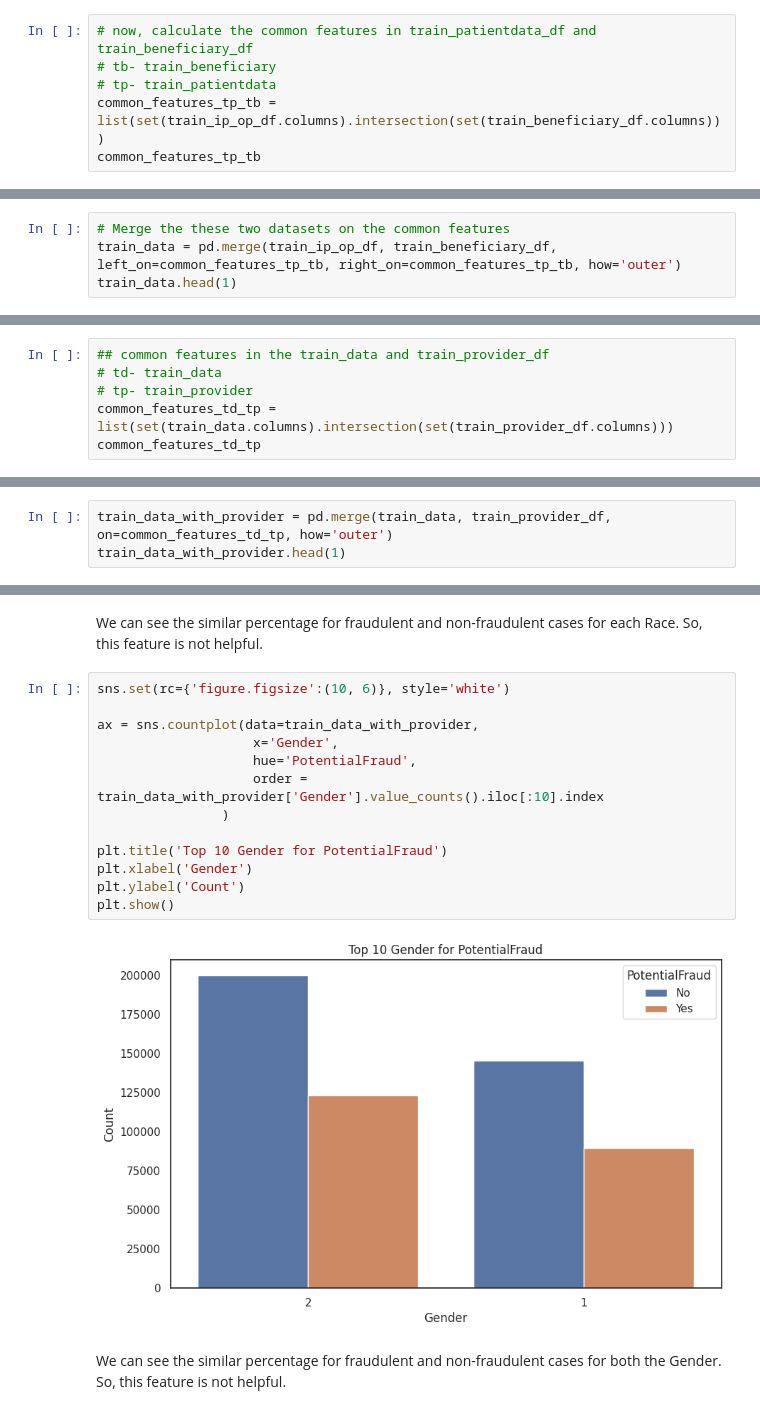
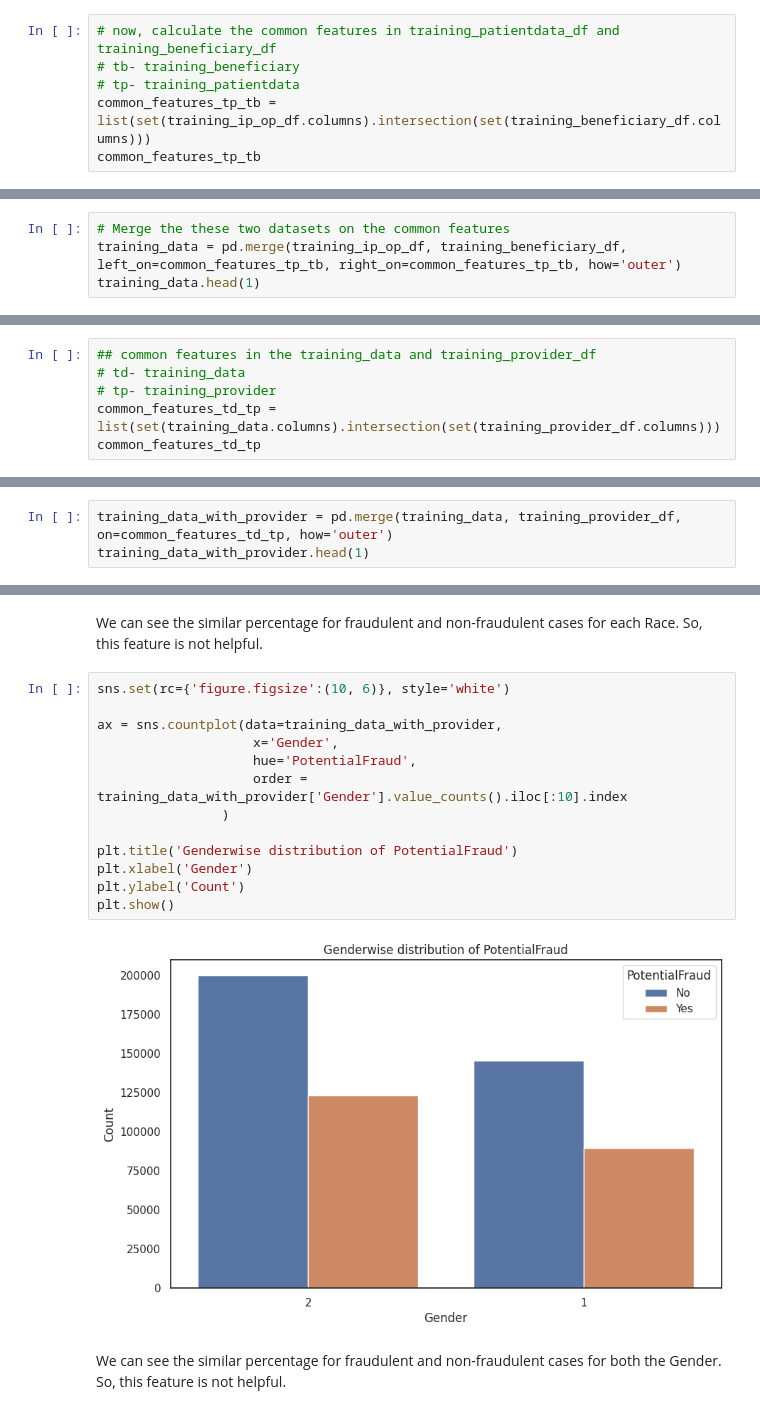
Before and after one commit to neeraj1909/healthcare_fraud_classification, a Jupyter notebook: eda_analysis.ipynb, the cells around one changed output, grey strips where cells are left out. Saved outputs shown, nothing was run; the diff lists cells and outputs as text.

```diff
--- a/eda_analysis.ipynb
+++ b/eda_analysis.ipynb
@@ -473,16 +469,16 @@ train_ip_op_df.head(1)
 1 rows × 31 columns
 # %%
-# now, calculate the common features in train_patientdata_df and train_beneficiary_df
-# tb- train_beneficiary
-# tp- train_patientdata
-common_features_tp_tb = list(set(train_ip_op_df.columns).intersection(set(train_beneficiary_df.columns)))
+# now, calculate the common features in training_patientdata_df and training_beneficiary_df
+# tb- training_beneficiary
+# tp- training_patientdata
+common_features_tp_tb = list(set(training_ip_op_df.columns).intersection(set(training_beneficiary_df.columns)))
 common_features_tp_tb
 # %% [output]
 ['BeneID']
 # %%
 # Merge the these two datasets on the common features
-train_data = pd.merge(train_ip_op_df, train_beneficiary_df, left_on=common_features_tp_tb, right_on=common_features_tp_tb, how='outer')
-train_data.head(1)
+training_data = pd.merge(training_ip_op_df, training_beneficiary_df, left_on=common_features_tp_tb, right_on=common_features_tp_tb, how='outer')
+training_data.head(1)
 # %% [output]
 |  | BeneID | ClaimID | ClaimStartDt | ClaimEndDt | Provider | InscClaimAmtReimbursed | AttendingPhysician | ... |
 | 0 | BENE100000 | CLM351838 | 2009-05-10 | 2009-05-10 | PRV57172 | 70 | PHY370909 | ... |
@@ -495,16 +491,16 @@ Shape of train_data: (558211, 57)
 # %% [markdown]
 #### Merge the **PotentialFraud** details with the above merged data
 # %%
-## common features in the train_data and train_provider_df
-# td- train_data
-# tp- train_provider
-common_features_td_tp = list(set(train_data.columns).intersection(set(train_provider_df.columns)))
+## common features in the training_data and training_provider_df
+# td- training_data
+# tp- training_provider
+common_features_td_tp = list(set(training_data.columns).intersection(set(training_provider_df.columns)))
 common_features_td_tp
 # %% [output]
 ['Provider']
 # %%
-train_data_with_provider = pd.merge(train_data, train_provider_df, on=common_features_td_tp, how='outer')
-train_data_with_provider.head(1)
+training_data_with_provider = pd.merge(training_data, training_provider_df, on=common_features_td_tp, how='outer')
+training_data_with_provider.head(1)
 # %% [output]
 |  | BeneID | ClaimID | ClaimStartDt | ClaimEndDt | Provider | InscClaimAmtReimbursed | AttendingPhysician | ... |
 | 0 | BENE102690 | CLM49733 | 2009-05-04 | 2009-05-18 | PRV51001 | 42000 | PHY383193 | ... |
@@ -757,18 +756,18 @@ We can see the similar percentage for fraudulent and non-fraudulent cases for ea
 # %%
 sns.set(rc={'figure.figsize':(10, 6)}, style='white')
 
-ax = sns.countplot(data=train_data_with_provider,
+ax = sns.countplot(data=training_data_with_provider,
                     x='Gender',
                     hue='PotentialFraud',
-                    order = train_data_with_provider['Gender'].value_counts().iloc[:10].index
+                    order = training_data_with_provider['Gender'].value_counts().iloc[:10].index
                 )
 
-plt.title('Top 10 Gender for PotentialFraud')
+plt.title('Genderwise distribution of PotentialFraud')
 plt.xlabel('Gender')
 plt.ylabel('Count')
 plt.show()
 # %% [output]
-[figure, old version]
+[figure, new version]
 # %% [markdown]
 We can see the similar percentage for fraudulent and non-fraudulent cases for both the Gender. So, this feature is not helpful.
 # %%
```
Also changed, not shown: parts of 97 cells of this notebook.
